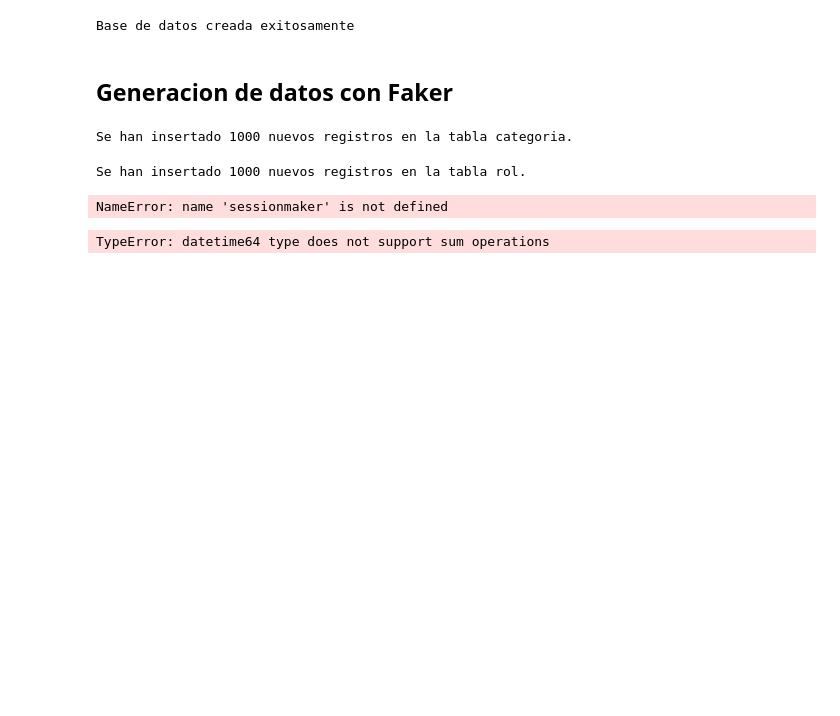
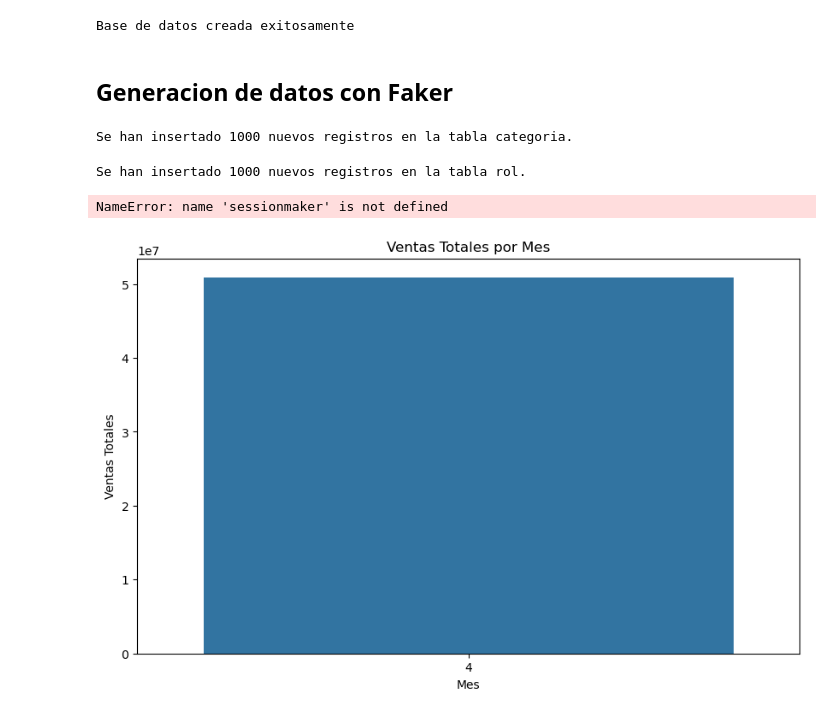
Before and after one commit to roolzpolo/DataPipeline-AWS-ETL-Analytics, a Jupyter notebook: awsconnect.ipynb, the cells around one changed output. Saved outputs shown, nothing was run; the diff lists cells and outputs as text; code cells hidden in the pictures; blank space fills up the shorter version.

```diff
--- a/awsconnect.ipynb
+++ b/awsconnect.ipynb
@@ -576,20 +576,30 @@ session.close()
 # %%
 driver = f"""postgresql://{config.get('TRANSACC', 'DB_USER')}:{config.get('TRANSACC', 'DB_PASSWORD')}@{RDS_HOSTNAME}:{config.get('TRANSACC', 'DB_PORT')}/{config.get('TRANSACC', 'DB_NAME')}"""
 engine = create_engine(driver)
-# Extraer datos de ventas
+
+# Cargar los datos de las ventas
 query_ventas = "SELECT * FROM venta"
 df_venta = pd.read_sql(query_ventas, engine)
-df_venta['mes'] = df_venta['fecha'].dt.month  # Crear una columna 'mes' extraída de 'fecha'
 
-# Agrupar por mes y sumar las ventas
-ventas_por_mes = df_venta.groupby('mes').sum()['total']
+# Asegúrate de que la columna 'fecha' se convierte en tipo datetime si no lo es
+df_venta['fecha'] = pd.to_datetime(df_venta['fecha'])
 
-# Gráfico de las ventas por mes
-plt.figure(figsize=(10, 6))
-sns.barplot(x=ventas_por_mes.index, y=ventas_por_mes.values)
-plt.title('Ventas Totales por Mes')
-plt.xlabel('Mes')
-plt.ylabel('Ventas Totales')
-plt.show()
+# Extraer el mes de la columna de fecha
+df_venta['mes'] = df_venta['fecha'].dt.month
+
+# Asegúrate de que la columna 'total' es numérica (revisa tus columnas)
+if 'total' in df_venta.columns:
+    # Agrupar por mes y sumar las ventas totales
+    ventas_por_mes = df_venta.groupby('mes')['total'].sum()
+
+    # Gráfico de las ventas por mes
+    plt.figure(figsize=(10, 6))
+    sns.barplot(x=ventas_por_mes.index, y=ventas_por_mes.values)
+    plt.title('Ventas Totales por Mes')
+    plt.xlabel('Mes')
+    plt.ylabel('Ventas Totales')
+    plt.show()
+else:
+    print("La columna 'total' no se encuentra en el DataFrame.")
 # %% [output]
-TypeError: datetime64 type does not support sum operations
+[figure, added]
```
